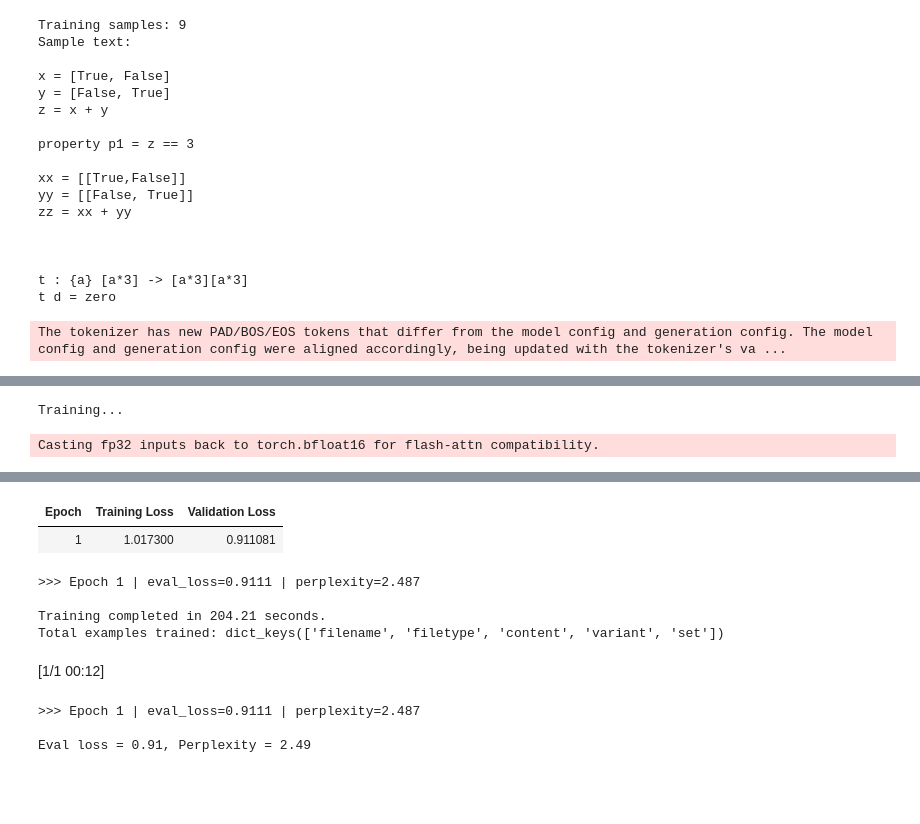
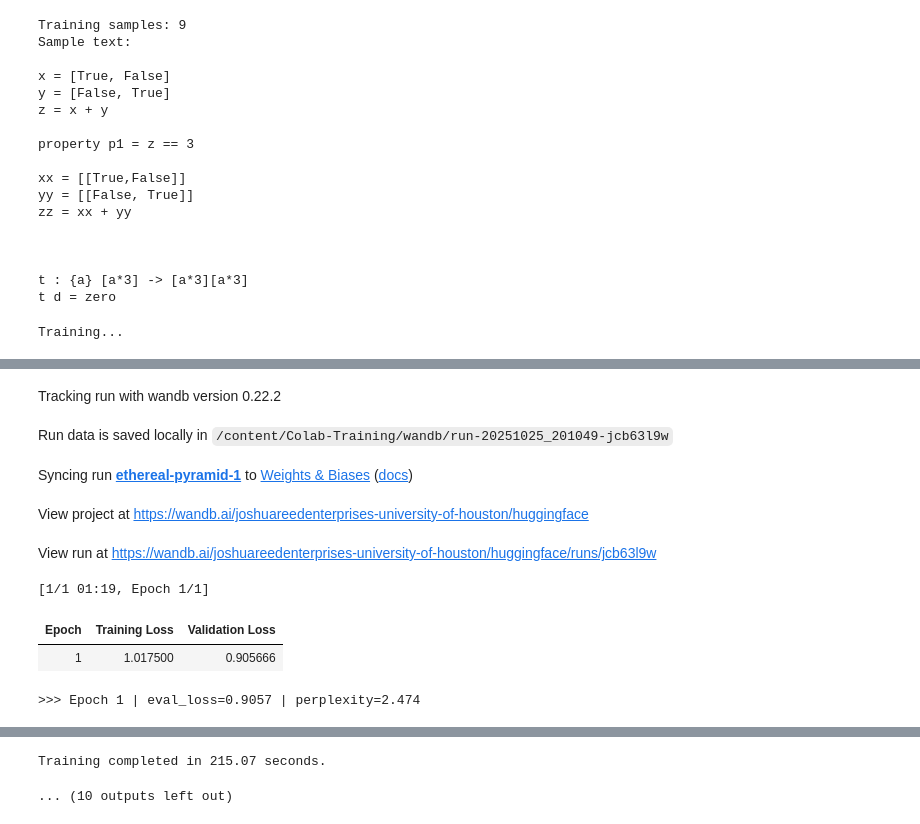
Before and after one commit to UH-Insure/Colab-Training, a Jupyter notebook: colab-download/Training.ipynb, the cells around one changed output, grey strips where cells are left out. Cells and saved outputs as stored; diff of their text form; code cells hidden in the pictures; blank space fills up the shorter version.

```diff
--- a/colab-download/Training.ipynb
+++ b/colab-download/Training.ipynb
@@ -149,9 +172,15 @@ torch.set_float32_matmul_precision("high")
 
 tokenizer = AutoTokenizer.from_pretrained(
     MODEL,
+    padding_side="right",
+    add_eos_token=True,
+    add_bos_token=True,
     trust_remote_code=True,
     use_fast=False,
 )
+
+if tokenizer.pad_token is None:
+    tokenizer.pad_token = tokenizer.eos_token
 
 train_ds, eval_ds = split_by_filetype(
     dataset_path=DATASET,
@@ -237,7 +266,7 @@ base = AutoModelForCausalLM.from_pretrained(
         MODEL,
         load_in_8bit=False,
         quantization_config=bnb_config,
-        torch_dtype="float16",
+        torch_dtype=torch.float16,
         device_map="auto",
         use_cache=False,
         trust_remote_code=True,
@@ -307,12 +337,3 @@ model = get_peft_model(base, peft_config) # If you want to continue training.
 model.print_trainable_parameters()
 # %% [output]
 trainable params: 843,841,536 || all params: 31,375,964,160 || trainable%: 2.6895
-# %%
-collator = DataCollatorForLanguageModeling(tokenizer=tokenizer, mlm=False)
-class PerplexityCallback(TrainerCallback):
-    def on_evaluate(self, args, state, control, **kwargs):
-        if state.log_history and "eval_loss" in state.log_history[-1]:
-            eval_loss = state.log_history[-1]["eval_loss"]
-            ppl = math.exp(eval_loss) if eval_loss < 20 else float("inf")
-            print(f"\n>>> Epoch {int(state.epoch) if state.epoch is not None else '?'} | "
-                  f"eval_loss={eval_loss:.4f} | perplexity={ppl:.3f}\n")
@@ -331,13 +354,13 @@ training_args = TrainingArguments(
     warmup_steps=4,
     #warmup_ratio=WARMUP_RATIO,
     weight_decay=WEIGHT_DECAY,
-    fp16=FP16,
-    bf16=BF16,
+    fp16=True,
+    bf16=False,
     optim="paged_adamw_8bit",
     logging_strategy="epoch",
     eval_strategy="epoch",
     save_strategy="epoch",
-    report_to=["tensorboard"],
+    report_to="wandb",
     push_to_hub=True,
     dataloader_drop_last=False,
     dataloader_num_workers=2,
@@ -351,9 +374,6 @@ training_args = TrainingArguments(
     save_safetensors=True,
     seed=SEED,
 )
-
-print(f"Training samples: {len(train_ds)}")
-print(f"Sample text:\n\n{train_ds[0][DATA_COLUMN][:400]}")
 # %% [output]
 Training samples: 9
 Sample text:
@@ -374,15 +394,8 @@ t : {a} [a*3] -> [a*3][a*3]
 t d = zero
 # %%
 import math
-from transformers import TrainerCallback
+from model.dataset.util import PerplexityCallback, EpochToDatasetCallback
 from time import time
-
-class EpochToDatasetCallback(TrainerCallback):
-    def __init__(self, dset):
-        self.dset = dset
-    def on_epoch_begin(self, args, state, control, **kwargs):
-        if hasattr(self.dset, "set_epoch"):
-            self.dset.set_epoch(state.epoch)
 
 trainer = Trainer(
     model=model,
@@ -398,10 +411,10 @@ print("Training...")
 trainer.train(resume_from_checkpoint=False)
 train_end_time = time()
 print(f"Training completed in {train_end_time - train_start_time:.2f} seconds.")
-print(f"Total examples trained: {train_ds[0].keys()}")
 eval_results = trainer.evaluate()
+wandb.finish()
 eval_loss = eval_results["eval_loss"]
 perplexity = math.exp(eval_loss)
 print(f"Eval loss = {eval_loss:.2f}, Perplexity = {perplexity:.2f}")
 # %% [output]
-The tokenizer has new PAD/BOS/EOS tokens that differ from the model config and generation config. The model config and generation config were aligned accordingly, being updated with the tokenizer's va ...
+Training...
@@ -408,2 +422,9 @@ The tokenizer has new PAD/BOS/EOS tokens that differ from the model config and g
+Tracking run with wandb version 0.22.2
+Run data is saved locally in /content/Colab-Training/wandb/run-20251025_201049-jcb63l9w
+Syncing run ethereal-pyramid-1 to Weights & Biases (docs)
+View project at https://wandb.ai/joshuareedenterprises-university-of-houston/huggingface
+View run at https://wandb.ai/joshuareedenterprises-university-of-houston/huggingface/runs/jcb63l9w
-Training...
+[1/1 01:19, Epoch 1/1]
+| Epoch | Training Loss | Validation Loss |
+| 1 | 1.017500 | 0.905666 |
-Casting fp32 inputs back to torch.bfloat16 for flash-attn compatibility.
+>>> Epoch 1 | eval_loss=0.9057 | perplexity=2.474
@@ -411,12 +433,4 @@ Casting fp32 inputs back to torch.bfloat16 for flash-attn compatibility.
-| Epoch | Training Loss | Validation Loss |
-| 1 | 1.017300 | 0.911081 |
->>> Epoch 1 | eval_loss=0.9111 | perplexity=2.487
-
-Training completed in 204.21 seconds.
-Total examples trained: dict_keys(['filename', 'filetype', 'content', 'variant', 'set'])
+Training completed in 215.07 seconds.
-[1/1 00:12]
->>> Epoch 1 | eval_loss=0.9111 | perplexity=2.487
-
-Eval loss = 0.91, Perplexity = 2.49
+... (10 outputs left out)
 # %%
 trainer.push_to_hub()
```
Also changed, not shown: parts of 7 cells of this notebook.
